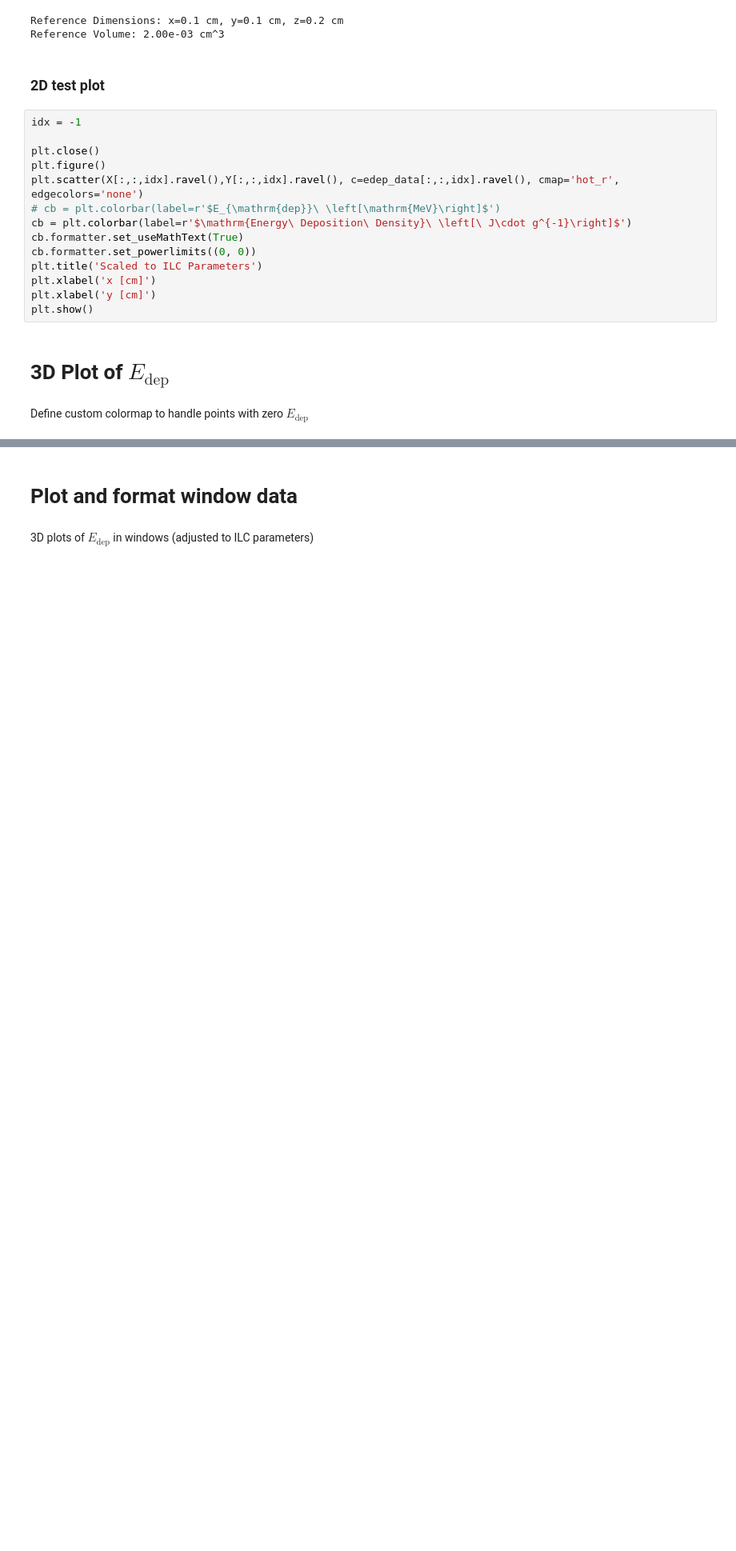
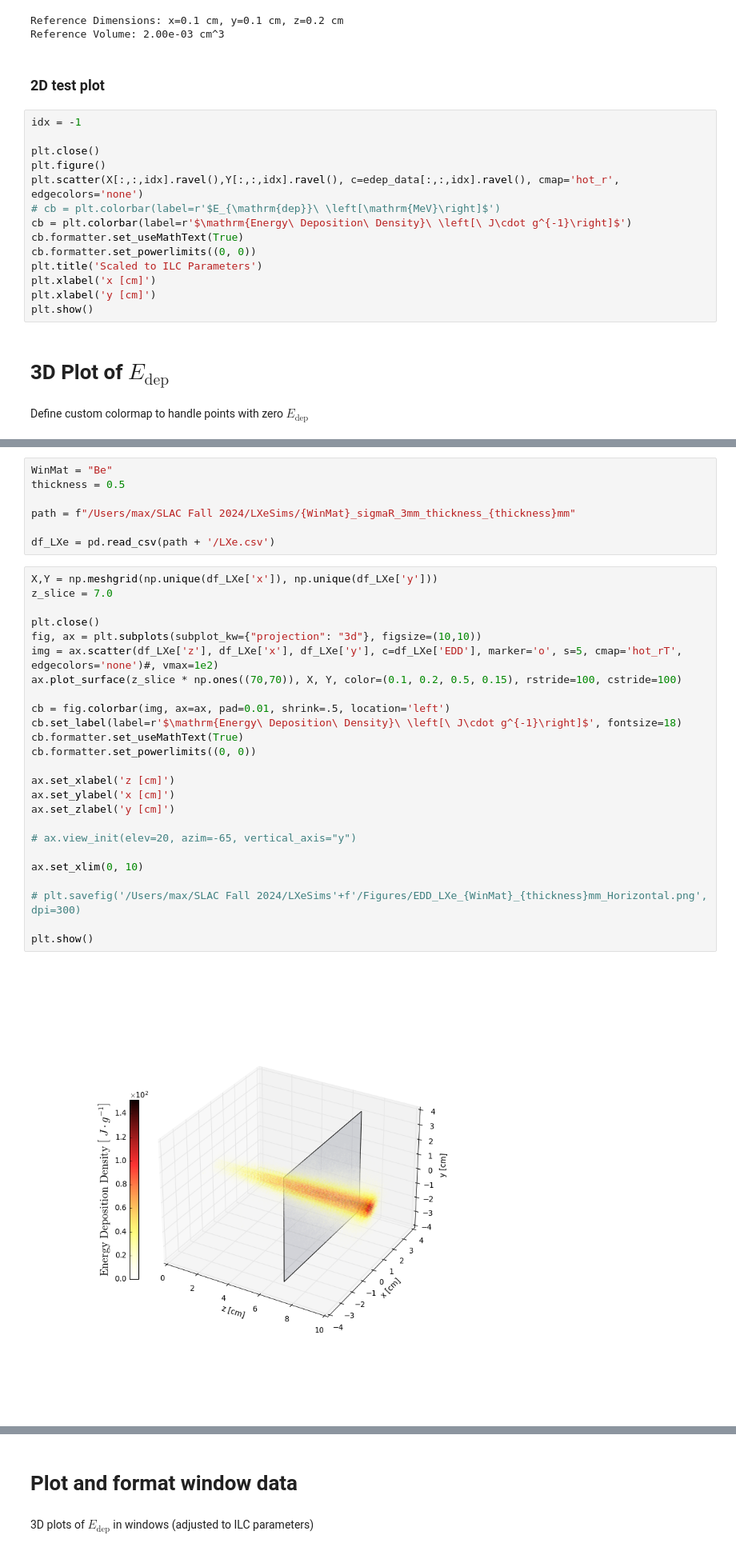
Before and after one commit to MaxVarverakis/G4Bl-LXeSims, a Jupyter notebook: analysis/zslice.ipynb, the cells around one changed output, grey strips where cells are left out. Shown at 80% size. Drawn from its saved outputs; the diff is of its cells as text; blank space fills up the shorter version.

```diff
--- a/analysis/zslice.ipynb
+++ b/analysis/zslice.ipynb
@@ -674,3 +675,37 @@ plt.savefig('/Users/max/SLAC Fall 2024/LXeSims'+f'/Figures/EDD_LXe_{WinMat}_{thi
 plt.show()
 # %% [output]
 [figure]
+# %%
+WinMat = "Be"
+thickness = 0.5
+
+path = f"/Users/max/SLAC Fall 2024/LXeSims/{WinMat}_sigmaR_3mm_thickness_{thickness}mm"
+
+df_LXe = pd.read_csv(path + '/LXe.csv')
+# %%
+X,Y = np.meshgrid(np.unique(df_LXe['x']), np.unique(df_LXe['y']))
+z_slice = 7.0
+
+plt.close()
+fig, ax = plt.subplots(subplot_kw={"projection": "3d"}, figsize=(10,10))
+img = ax.scatter(df_LXe['z'], df_LXe['x'], df_LXe['y'], c=df_LXe['EDD'], marker='o', s=5, cmap='hot_rT', edgecolors='none')#, vmax=1e2)
+ax.plot_surface(z_slice * np.ones((70,70)), X, Y, color=(0.1, 0.2, 0.5, 0.15), rstride=100, cstride=100)
+
+cb = fig.colorbar(img, ax=ax, pad=0.01, shrink=.5, location='left')
+cb.set_label(label=r'$\mathrm{Energy\ Deposition\ Density}\ \left[\ J\cdot g^{-1}\right]$', fontsize=18)
+cb.formatter.set_useMathText(True)
+cb.formatter.set_powerlimits((0, 0))
+
+ax.set_xlabel('z [cm]')
+ax.set_ylabel('x [cm]')
+ax.set_zlabel('y [cm]')
+
+# ax.view_init(elev=20, azim=-65, vertical_axis="y")
+
+ax.set_xlim(0, 10)
+
+# plt.savefig('/Users/max/SLAC Fall 2024/LXeSims'+f'/Figures/EDD_LXe_{WinMat}_{thickness}mm_Horizontal.png', dpi=300)
+
+plt.show()
+# %% [output]
+[figure, added]
```
Also changed, not shown: parts of 14 cells of this notebook, 1 other file.
